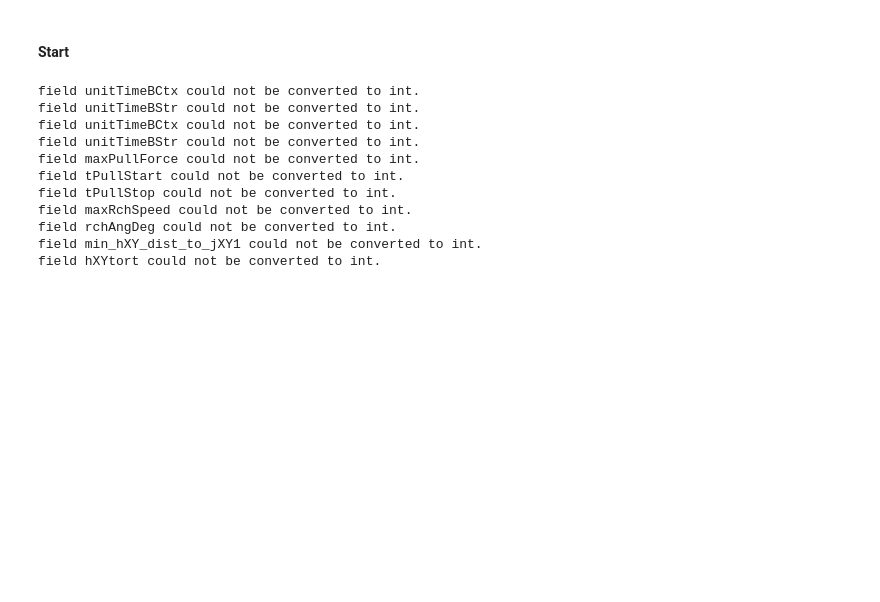
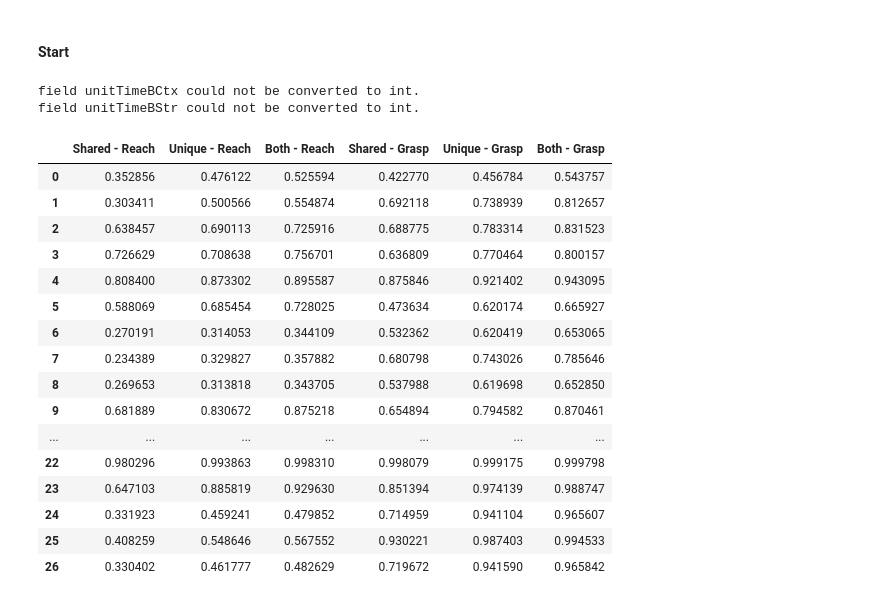
Before and after one commit to natmtc/Communication-Project, a Jupyter notebook: Decoding_RRR_Comm_Position.ipynb, the cells around one changed output. Saved outputs shown, nothing was run; the diff lists cells and outputs as text; code cells hidden in the pictures; blank space fills up the shorter version.

```diff
--- a/Decoding_RRR_Comm_Position.ipynb
+++ b/Decoding_RRR_Comm_Position.ipynb
@@ -109,24 +112,24 @@ for i in range(9):
     ############ PREPRO DECODER
 
     pc_reach_shared_pos, pc_reach_unique_pos,pos_reach= prepro_decoder_communication_reaching(df2,shared_dimensions, unique_dimensions, 'position', 15)
-    pc_grasp_shared_pos, pc_grasp_unique_pos,pos_grasp= prepro_decoder_communication_reaching(df2,shared_dimensions, unique_dimensions, 'position', 15)
+    pc_grasp_shared_pos, pc_grasp_unique_pos,pos_grasp= prepro_decoder_communication_grasping(df2,shared_dimensions, unique_dimensions, 'position', 15)
 
-    # pc_reach_shared_vel, pc_reach_unique_vel,vel_reach= prepro_decoder_communication_reaching(df2,shared_dimensions, unique_dimensions, 'velocity', 15)
-    # pc_grasp_shared_vel, pc_grasp_unique_vel,vel_grasp= prepro_decoder_communication_reaching(df2,shared_dimensions, unique_dimensions, 'velocity', 15)
 
     ############ HISTORY
     for k in range(3):
-        pc_reach_shared_pos, pc_reach_unique_pos,pos_reach= add_history(10,pc_reach_shared_pos,pc_reach_unique_pos,pos_reach,k)
-        pc_grasp_shared_pos, pc_grasp_unique_pos,pos_grasp= add_history(10,pc_grasp_shared_pos,pc_grasp_unique_pos,pos_grasp,k)
+        pc_reach_shared_pos, pc_reach_unique_pos,pos_reach1= add_history(10,pc_reach_shared_pos,pc_reach_unique_pos,pos_reach,k)
+        pc_grasp_shared_pos, pc_grasp_unique_pos,pos_grasp1= add_history(10,pc_grasp_shared_pos,pc_grasp_unique_pos,pos_grasp,k)
 
+        pos_reach= pos_reach[10:,:]
+        pos_grasp= pos_grasp[10:,:]
 
-        v1, pr1= RidgeCV_decoder(pc_reach_shared_pos,pos_reach)
-        v2, pr2= RidgeCV_decoder(pc_reach_unique_pos,pos_reach)
-        v3, pr3= RidgeCV_decoder(np.concatenate((pc_reach_shared_pos,pc_reach_unique_pos),axis=1),pos_reach)
+        v1, pr1= RidgeCV_decoder(pc_reach_shared_pos,pos_reach[:,k].reshape(-1,1))
+        v2, pr2= RidgeCV_decoder(pc_reach_unique_pos,pos_reach[:,k].reshape(-1,1))
+        v3, pr3= RidgeCV_decoder(np.concatenate((pc_reach_shared_pos,pc_reach_unique_pos),axis=1),pos_reach[:,k].reshape(-1,1))
 
-        v4, pr4= RidgeCV_decoder(pc_grasp_shared_pos,pos_grasp)
-        v5, pr5= RidgeCV_decoder(pc_grasp_unique_pos,pos_grasp)
-        v6, pr6= RidgeCV_decoder(np.concatenate((pc_grasp_shared_pos,pc_grasp_unique_pos),axis=1),pos_grasp)
+        v4, pr4= RidgeCV_decoder(pc_grasp_shared_pos,pos_grasp[:,k].reshape(-1,1))
+        v5, pr5= RidgeCV_decoder(pc_grasp_unique_pos,pos_grasp[:,k].reshape(-1,1))
+        v6, pr6= RidgeCV_decoder(np.concatenate((pc_grasp_shared_pos,pc_grasp_unique_pos),axis=1),pos_grasp[:,k].reshape(-1,1))
 
         if k==0:
             decod_df.iloc[i,0]=v1
@@ -150,16 +153,43 @@ for i in range(9):
             decod_df.iloc[i+18,3]=v4
             decod_df.iloc[i+18,4]=v5
             decod_df.iloc[i+18,5]=v6
+
+        fig, ax = plt.subplots(6,1,figsize=(10,25))
+        diff1= pr1-pos_reach[:,k].reshape(-1,1); diffs1.append(diff1)
+        diff2= pr2-pos_reach[:,k].reshape(-1,1); diffs2.append(diff2)
+        diff3= pr3-pos_reach[:,k].reshape(-1,1); diffs3.append(diff3)
+        diff4= pr4-pos_grasp[:,k].reshape(-1,1); diffs4.append(diff4)
+        diff5= pr5-pos_grasp[:,k].reshape(-1,1); diffs5.append(diff5)
+        diff6= pr6-pos_grasp[:,k].reshape(-1,1); diffs6.append(diff6)
+
+        ax[0].plot(diff1); ax[0].set_title('Shared Dims Reaching')
+        ax[1].plot(diff2);ax[1].set_title('Shared Dims Reaching')
+        ax[2].plot(diff3);ax[2].set_title('Shared Dims Reaching')
+        ax[3].plot(diff4);ax[3].set_title('Shared Dims Reaching')
+        ax[4].plot(diff5);ax[4].set_title('Shared Dims Reaching')
+        ax[5].plot(diff6);ax[5].set_title('Shared Dims Reaching')
+        fig.savefig(f'differences_trial{i}_{k}.png')
 # %% [output]
 field unitTimeBCtx could not be converted to int.
 field unitTimeBStr could not be converted to int.
-field unitTimeBCtx could not be converted to int.
-field unitTimeBStr could not be converted to int.
-field maxPullForce could not be converted to int.
-field tPullStart could not be converted to int.
-field tPullStop could not be converted to int.
-field maxRchSpeed could not be converted to int.
-field rchAngDeg could not be converted to int.
-field min_hXY_dist_to_jXY1 could not be converted to int.
-field hXYtort could not be converted to int.
+# %%
+decod_df
+# %% [output]
+|  | Shared - Reach | Unique - Reach | Both - Reach | Shared - Grasp | Unique - Grasp | Both - Grasp |
+| 0 | 0.352856 | 0.476122 | 0.525594 | 0.422770 | 0.456784 | 0.543757 |
+| 1 | 0.303411 | 0.500566 | 0.554874 | 0.692118 | 0.738939 | 0.812657 |
+| 2 | 0.638457 | 0.690113 | 0.725916 | 0.688775 | 0.783314 | 0.831523 |
+| 3 | 0.726629 | 0.708638 | 0.756701 | 0.636809 | 0.770464 | 0.800157 |
+| 4 | 0.808400 | 0.873302 | 0.895587 | 0.875846 | 0.921402 | 0.943095 |
+| 5 | 0.588069 | 0.685454 | 0.728025 | 0.473634 | 0.620174 | 0.665927 |
+| 6 | 0.270191 | 0.314053 | 0.344109 | 0.532362 | 0.620419 | 0.653065 |
+| 7 | 0.234389 | 0.329827 | 0.357882 | 0.680798 | 0.743026 | 0.785646 |
+| 8 | 0.269653 | 0.313818 | 0.343705 | 0.537988 | 0.619698 | 0.652850 |
+| 9 | 0.681889 | 0.830672 | 0.875218 | 0.654894 | 0.794582 | 0.870461 |
+| ... | ... | ... | ... | ... | ... | ... |
+| 22 | 0.980296 | 0.993863 | 0.998310 | 0.998079 | 0.999175 | 0.999798 |
+| 23 | 0.647103 | 0.885819 | 0.929630 | 0.851394 | 0.974139 | 0.988747 |
+| 24 | 0.331923 | 0.459241 | 0.479852 | 0.714959 | 0.941104 | 0.965607 |
+| 25 | 0.408259 | 0.548646 | 0.567552 | 0.930221 | 0.987403 | 0.994533 |
+| 26 | 0.330402 | 0.461777 | 0.482629 | 0.719672 | 0.941590 | 0.965842 |
 # %%
```
Also changed, not shown: parts of 5 cells of this notebook.
